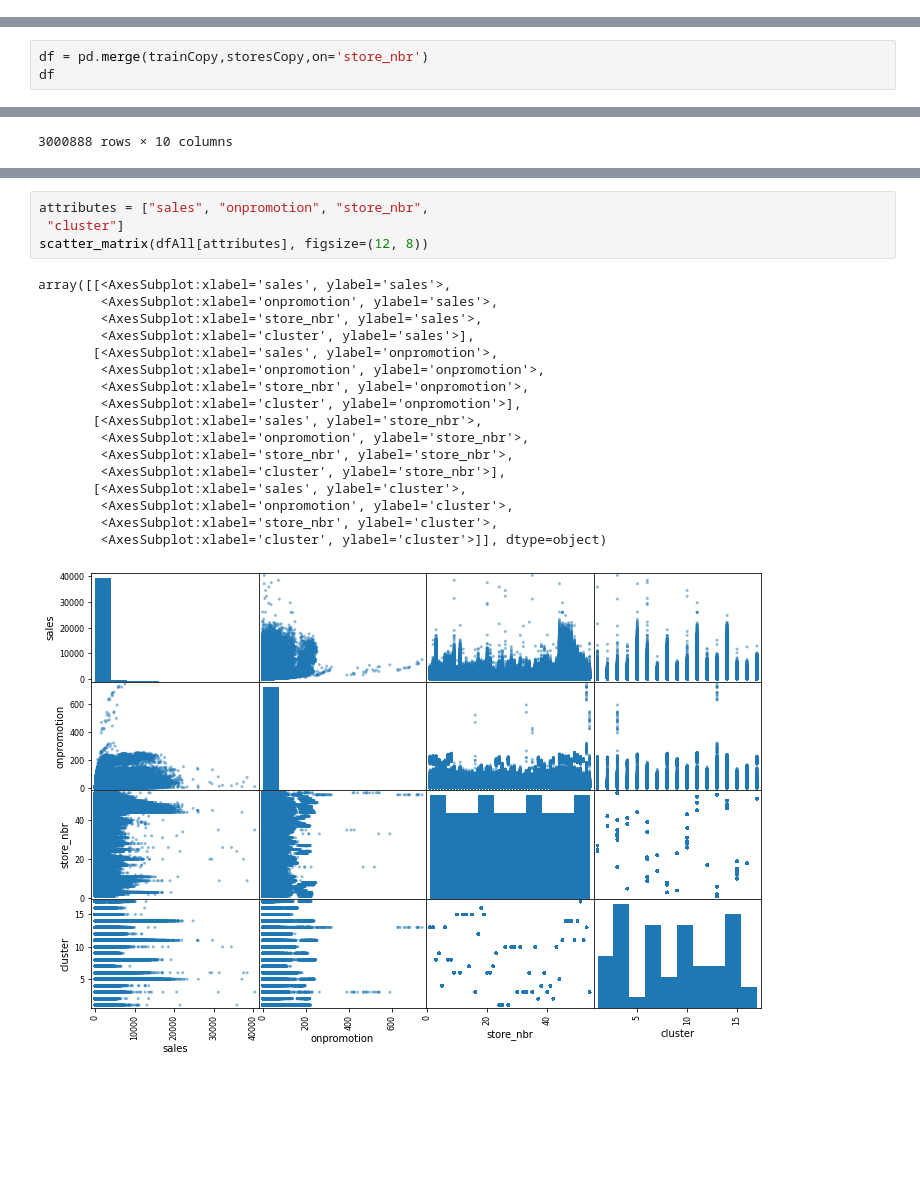
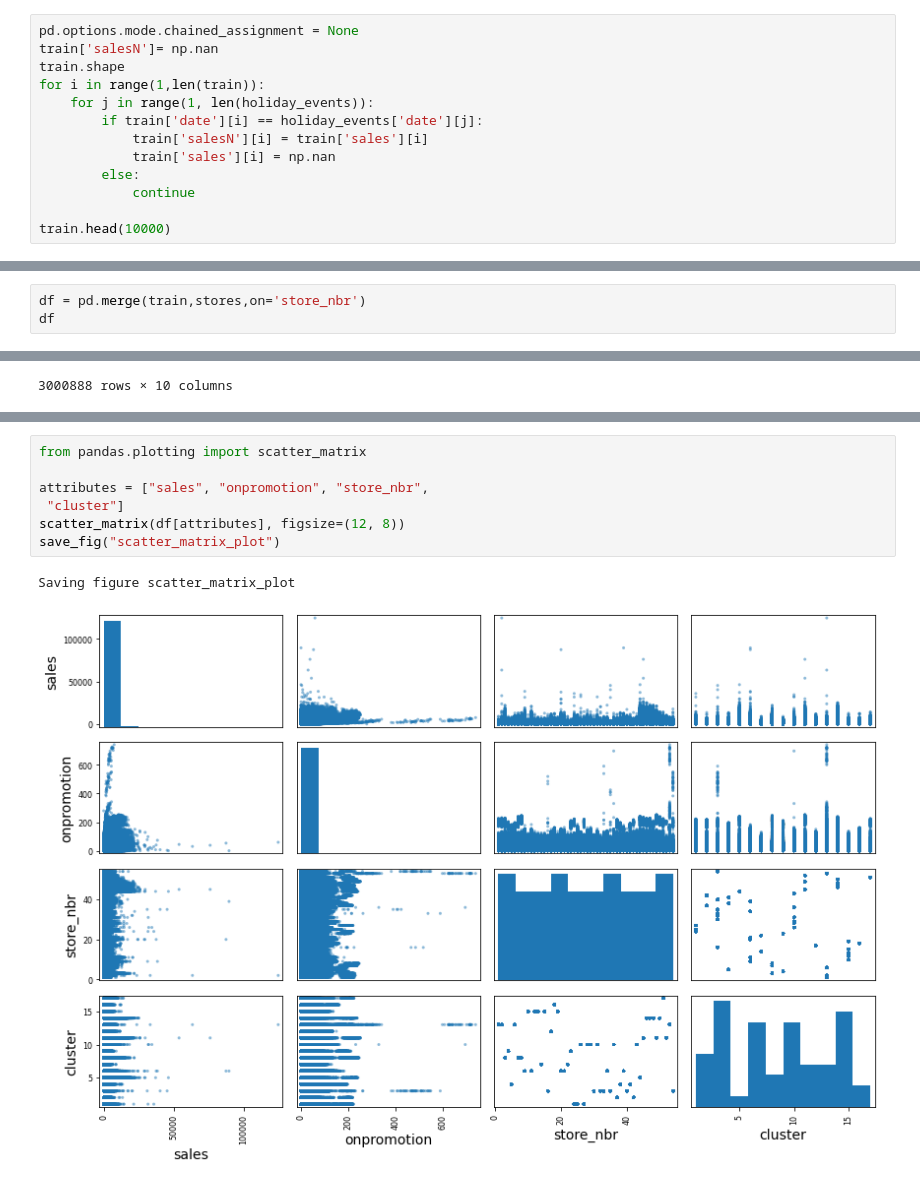
Before and after one commit to patrmus054/store-sales-time-series-forecasting, a Jupyter notebook: Untitled.ipynb, the cells around one changed output, grey strips where cells are left out. Drawn from its saved outputs; the diff is of its cells as text; blank space fills up the shorter version.

```diff
--- a/Untitled.ipynb
+++ b/Untitled.ipynb
@@ -258,0 +326,13 @@ holiday_eventsCopy = holiday_events.copy()
+# %%
+pd.options.mode.chained_assignment = None
+train['salesN']= np.nan
+train.shape
+for i in range(1,len(train)):
+    for j in range(1, len(holiday_events)):
+        if train['date'][i] == holiday_events['date'][j]:
+            train['salesN'][i] = train['sales'][i]
+            train['sales'][i] = np.nan
+        else:
+            continue
+
+train.head(10000)
@@ -259,5 +347,5 @@ holiday_eventsCopy = holiday_events.copy()
 # %%
-df = pd.merge(trainCopy,storesCopy,on='store_nbr')
+df = pd.merge(train,stores,on='store_nbr')
 df
 # %% [output]
 |  | id | date | store_nbr | family | sales | onpromotion | city | state | type | cluster |
@@ -345,24 +405,12 @@ dcoilwtico    -0.079805
 Name: sales, dtype: float64
 # %%
+from pandas.plotting import scatter_matrix
+
 attributes = ["sales", "onpromotion", "store_nbr",
  "cluster"]
-scatter_matrix(dfAll[attributes], figsize=(12, 8))
+scatter_matrix(df[attributes], figsize=(12, 8))
+save_fig("scatter_matrix_plot")
 # %% [output]
-array([[<AxesSubplot:xlabel='sales', ylabel='sales'>,
-        <AxesSubplot:xlabel='onpromotion', ylabel='sales'>,
-        <AxesSubplot:xlabel='store_nbr', ylabel='sales'>,
-        <AxesSubplot:xlabel='cluster', ylabel='sales'>],
-       [<AxesSubplot:xlabel='sales', ylabel='onpromotion'>,
-        <AxesSubplot:xlabel='onpromotion', ylabel='onpromotion'>,
-        <AxesSubplot:xlabel='store_nbr', ylabel='onpromotion'>,
-        <AxesSubplot:xlabel='cluster', ylabel='onpromotion'>],
-       [<AxesSubplot:xlabel='sales', ylabel='store_nbr'>,
-        <AxesSubplot:xlabel='onpromotion', ylabel='store_nbr'>,
-        <AxesSubplot:xlabel='store_nbr', ylabel='store_nbr'>,
-        <AxesSubplot:xlabel='cluster', ylabel='store_nbr'>],
-       [<AxesSubplot:xlabel='sales', ylabel='cluster'>,
-        <AxesSubplot:xlabel='onpromotion', ylabel='cluster'>,
-        <AxesSubplot:xlabel='store_nbr', ylabel='cluster'>,
-        <AxesSubplot:xlabel='cluster', ylabel='cluster'>]], dtype=object)
+Saving figure scatter_matrix_plot
-[figure, old version]
+[figure, new version]
 # %%
```
Also changed, not shown: parts of 103 cells of this notebook.
